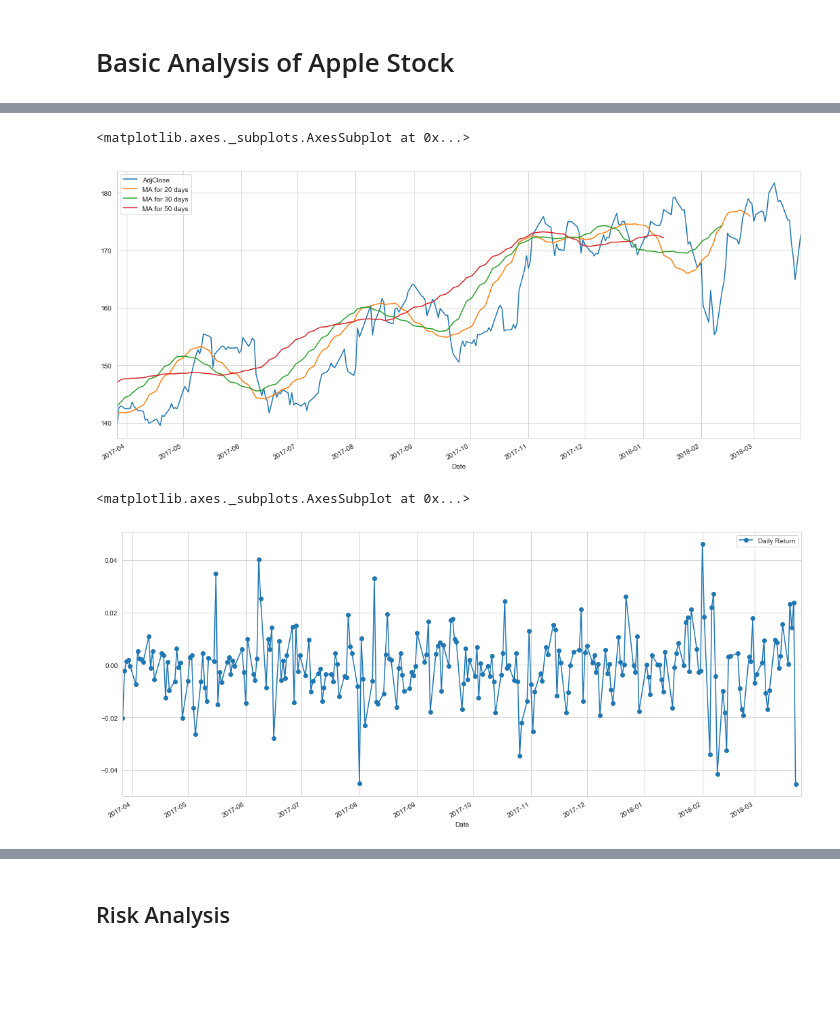
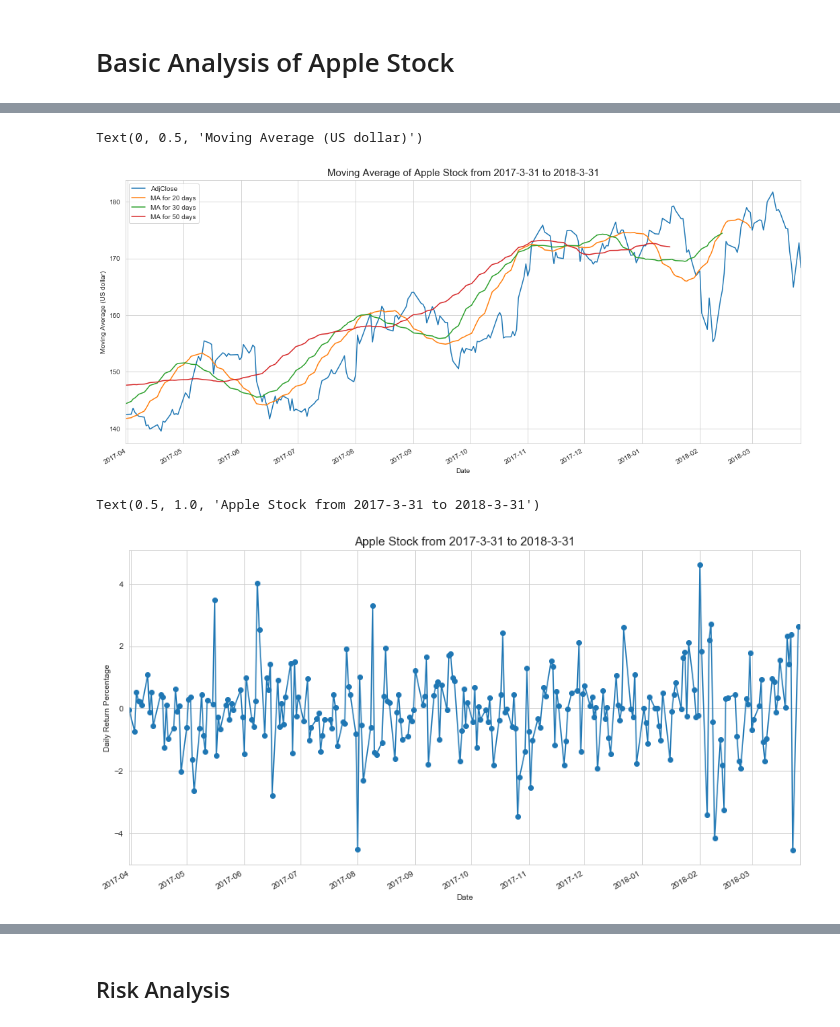
Before and after one commit to kimdang/Stock-Market-Analysis, a Jupyter notebook: Stock Market Analysis.ipynb, the cells around one changed output, grey strips where cells are left out. Drawn from its saved outputs; the diff is of its cells as text; code cells hidden in the pictures; blank space fills up the shorter version.

Commit message:
tidying up graphs

```diff
--- a/Stock Market Analysis.ipynb
+++ b/Stock Market Analysis.ipynb
@@ -51,14 +53,18 @@ for MA in MA_day:
     AAPL[column_name] = AAPL['AdjClose'].rolling(MA).mean()
 
 AAPL[['AdjClose', 'MA for 20 days', 'MA for 30 days', 'MA for 50 days']].plot(legend=True, figsize=(18,8))
+plt.title('Moving Average of Apple Stock from %s to %s' %(start,end), fontsize=15)
+plt.ylabel("Moving Average (US dollar)")
 # %% [output]
-<matplotlib.axes._subplots.AxesSubplot at 0x...>
+Text(0, 0.5, 'Moving Average (US dollar)')
-[figure, old version]
+[figure, new version]
 # %%
 AAPL['Daily Return'] = AAPL['AdjClose'].pct_change()
-AAPL['Daily Return'].plot(legend=True, figsize=(18,8), marker='o')
+AAPL['Daily Return'].multiply(100).plot(figsize=(15,8), marker='o')
+plt.ylabel('Daily Return Percentage')
+plt.title('Apple Stock from %s to %s' %(start,end), fontsize=15)
 # %% [output]
-<matplotlib.axes._subplots.AxesSubplot at 0x...>
+Text(0.5, 1.0, 'Apple Stock from 2017-3-31 to 2018-3-31')
-[figure, old version]
+[figure, new version]
 # %%
 sns.distplot(AAPL['Daily Return'].dropna(), bins=100, color='green')
```
Also changed, not shown: parts of 22 cells of this notebook.
